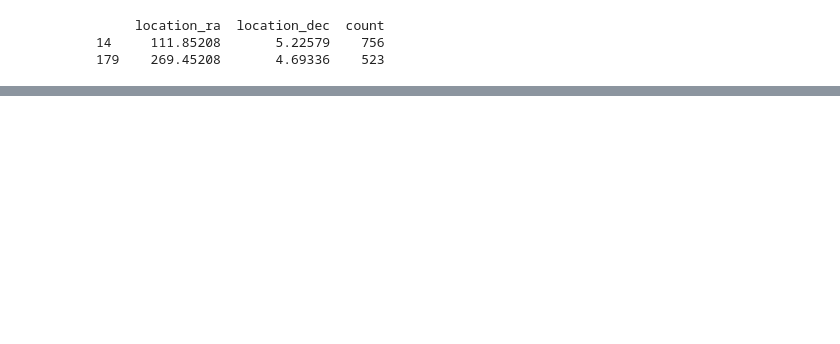
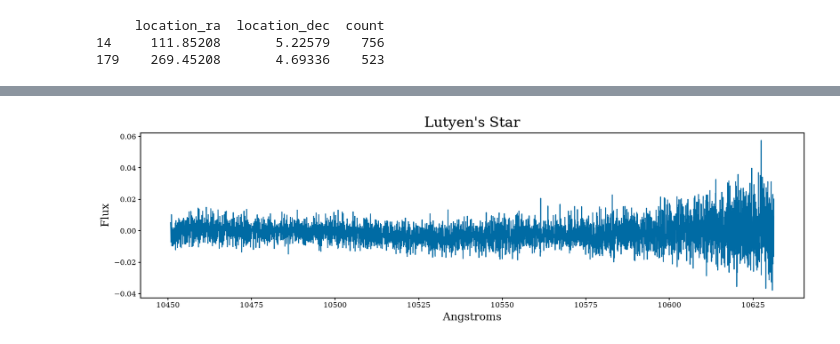
Before and after one commit to kenny-phan/carmenes-lasers, a Jupyter notebook: carmenes-lasers/scratch.ipynb, the cells around one changed output, grey strips where cells are left out. Cells and saved outputs as stored; diff of their text form; code cells hidden in the pictures; blank space fills up the shorter version.

Commit message:
plot_spectra_elike added

```diff
--- a/carmenes-lasers/scratch.ipynb
+++ b/carmenes-lasers/scratch.ipynb
@@ -1,7 +3,8 @@
 # %%
 import pandas as pd
 
-summary_csv = "/datax/scratch/ktp/spectrum_metadata.csv"
+data_root = "/datax/scratch/ktp/"
+summary_csv = data_root + "spectrum_metadata.csv"
 
 df = pd.read_csv(summary_csv)
 # %%
@@ -19,3 +22,5 @@ print(top_2)
 # %%
 ## from the html query, these are:
 ## Lutyen's Star J07274+052 (14) and Barnard's Star J17578+046 (179)
+# %%
+lutyen_path = data_root + "carmenes_data_J07274+052_car-20160108T01h39m51s-sci-gtoc-vis_A.vot"
@@ -21,0 +30,10 @@ print(top_2)
+# %%
+import warnings
+from astropy.units import UnitsWarning
+warnings.filterwarnings("ignore", category=UnitsWarning)
+
+vot = parse(lutyen_path)
+table = vot.get_first_table().to_table()
+
+print(table.colnames)
+print(table[:5])
@@ -21,0 +50,10 @@ print(top_2)
+# %%
+import matplotlib.pyplot as plt
+plt.figure(figsize=(20, 5))
+plt.plot(table['spectral'], table['flux'])
+plt.title("Lutyen's Star")
+plt.xlabel('Angstroms')
+plt.ylabel('Flux')
+plt.show()
+# %% [output]
+[figure, added]
```
Also changed, not shown: parts of 4 cells of this notebook, 1 other file.
